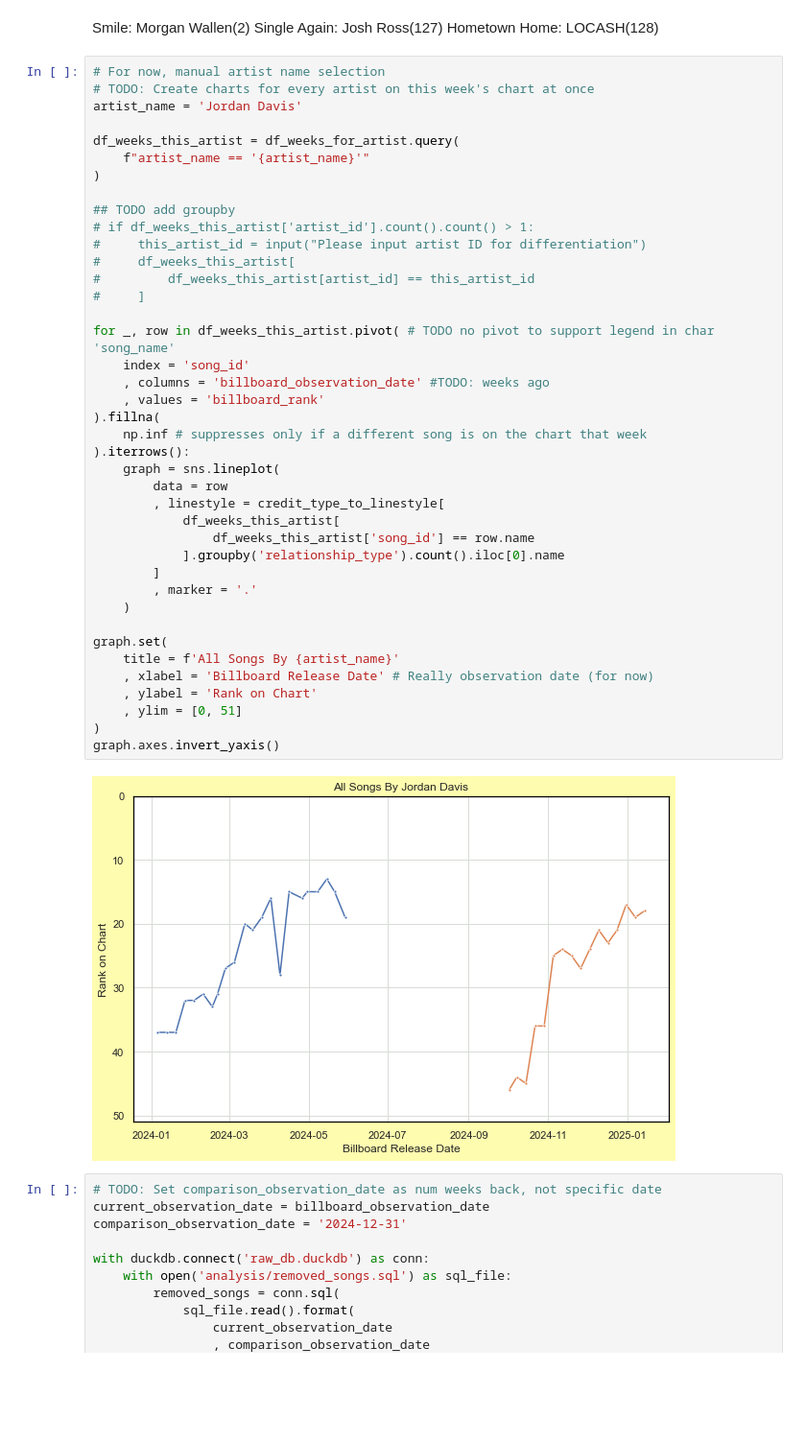
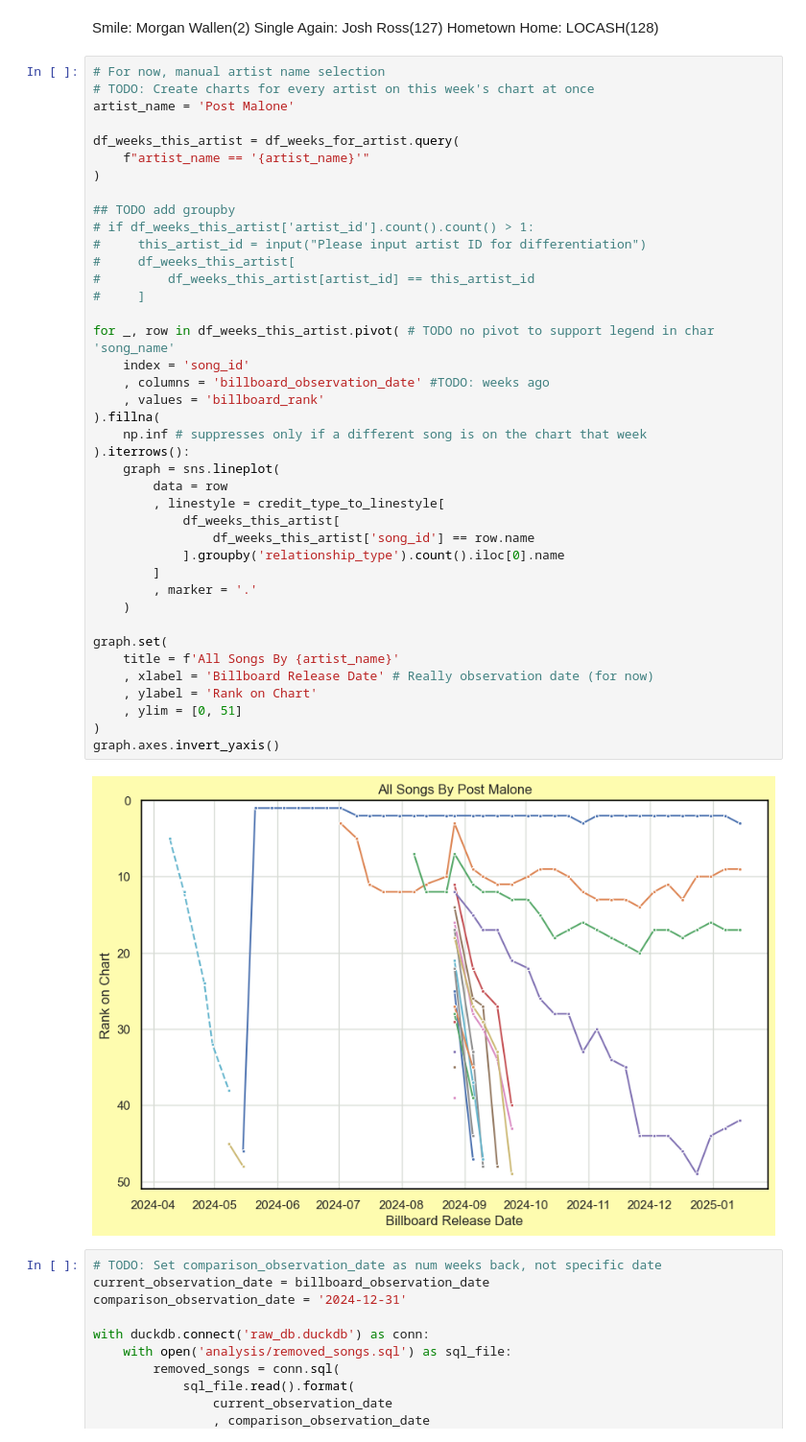
Before and after one commit to jwmanahan/billboard, a Jupyter notebook: add_new_week.ipynb, the cells around one changed output. Shown at 96% size. Cells and saved outputs as stored; diff of their text form; blank space fills up the shorter version.

```diff
--- a/add_new_week.ipynb
+++ b/add_new_week.ipynb
@@ -796,7 +814,7 @@ Hometown Home: LOCASH(128)
 # %%
 # For now, manual artist name selection
 # TODO: Create charts for every artist on this week's chart at once
-artist_name = 'Jordan Davis'
+artist_name = 'Post Malone'
 
 df_weeks_this_artist = df_weeks_for_artist.query(
     f"artist_name == '{artist_name}'"
@@ -807,34 +825,34 @@ df_weeks_this_artist = df_weeks_for_artist.query(
 #     this_artist_id = input("Please input artist ID for differentiation")
 #     df_weeks_this_artist[
 #         df_weeks_this_artist[artist_id] == this_artist_id
 #     ]
 
 for _, row in df_weeks_this_artist.pivot( # TODO no pivot to support legend in char 'song_name'
     index = 'song_id'
     , columns = 'billboard_observation_date' #TODO: weeks ago
     , values = 'billboard_rank'
 ).fillna(
     np.inf # suppresses only if a different song is on the chart that week
 ).iterrows():
     graph = sns.lineplot(
         data = row
         , linestyle = credit_type_to_linestyle[
             df_weeks_this_artist[
                 df_weeks_this_artist['song_id'] == row.name
             ].groupby('relationship_type').count().iloc[0].name
         ]
         , marker = '.'
     )
 
 graph.set(
     title = f'All Songs By {artist_name}'
     , xlabel = 'Billboard Release Date' # Really observation date (for now)
     , ylabel = 'Rank on Chart'
     , ylim = [0, 51]
 )
 graph.axes.invert_yaxis()
 # %% [output]
-[figure, old version]
+[figure, new version]
 # %%
 # TODO: Set comparison_observation_date as num weeks back, not specific date
 current_observation_date = billboard_observation_date
```
Also changed, not shown: parts of 8 cells of this notebook, 1 other file.
